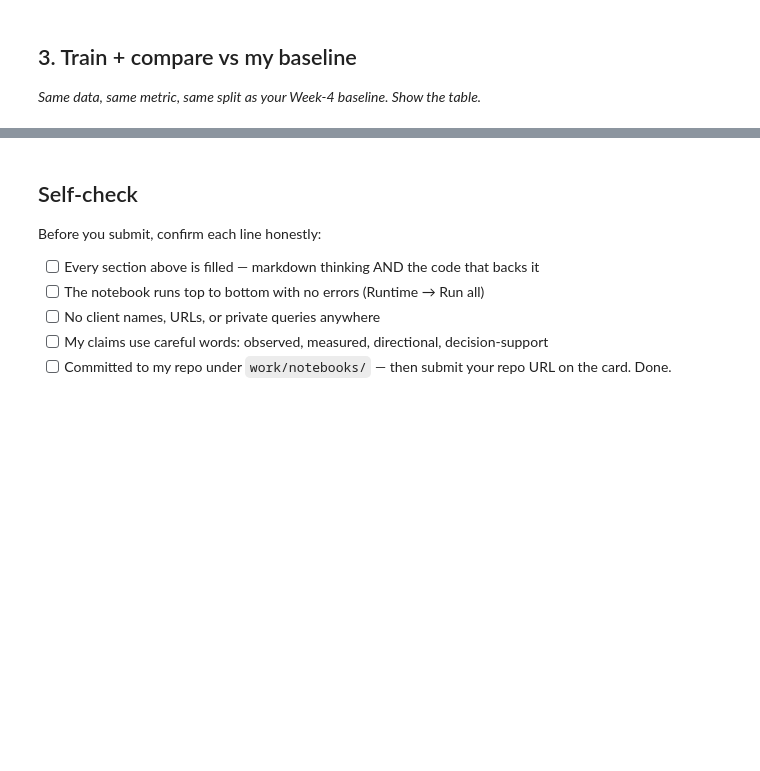
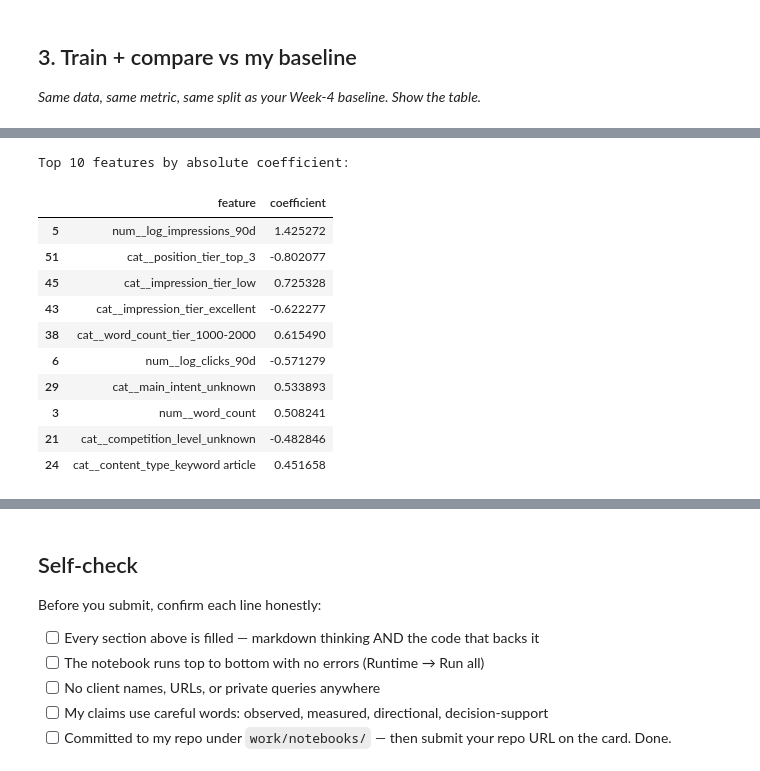
Before and after one commit to vinukondablessena/flyrank-ml-internship, a Jupyter notebook: work/notebooks/w05_model.ipynb, the cells around one changed output, grey strips where cells are left out. Saved outputs shown, nothing was run; the diff lists cells and outputs as text; code cells hidden in the pictures; blank space fills up the shorter version.

```diff
--- a/work/notebooks/w05_model.ipynb
+++ b/work/notebooks/w05_model.ipynb
@@ -22,0 +248,31 @@ This skeleton is yours to fill. Work the sections **in order** — each one has
+# %%
+from sklearn.model_selection import GroupShuffleSplit
+
+TARGET = "is_declining_label"
+
+X = df.drop(columns=[TARGET])
+y = df[TARGET]
+groups = df["client_id"]
+
+gss = GroupShuffleSplit(
+    n_splits=1,
+    test_size=0.20,
+    random_state=42
+)
+
+train_idx, test_idx = next(gss.split(X, y, groups=groups))
+
+train_df = df.iloc[train_idx].copy()
+test_df = df.iloc[test_idx].copy()
+
+print("Train rows:", len(train_df))
+print("Test rows:", len(test_df))
+
+print("\nTrain clients:", train_df["client_id"].nunique())
+print("Test clients:", test_df["client_id"].nunique())
+
+print("\nClients appearing in BOTH sets:")
+print(set(train_df["client_id"]) & set(test_df["client_id"]))
+
+print("\nTrain target rate:", train_df[TARGET].mean())
+print("Test target rate:", test_df[TARGET].mean())
@@ -36,0 +590,27 @@ This skeleton is yours to fill. Work the sections **in order** — each one has
+# %%
+
+
+feature_names = model.named_steps["preprocessor"].get_feature_names_out()
+coefficients = model.named_steps["classifier"].coef_[0]
+
+feature_importance = pd.DataFrame({
+    "feature": feature_names,
+    "coefficient": coefficients,
+    "abs_coefficient": np.abs(coefficients)
+}).sort_values("abs_coefficient", ascending=False)
+
+print("Top 10 features by absolute coefficient:")
+display(feature_importance.head(10)[["feature", "coefficient"]])
+# %% [output]
+Top 10 features by absolute coefficient:
+|  | feature | coefficient |
+| 5 | num__log_impressions_90d | 1.425272 |
+| 51 | cat__position_tier_top_3 | -0.802077 |
+| 45 | cat__impression_tier_low | 0.725328 |
+| 43 | cat__impression_tier_excellent | -0.622277 |
+| 38 | cat__word_count_tier_1000-2000 | 0.615490 |
+| 6 | num__log_clicks_90d | -0.571279 |
+| 29 | cat__main_intent_unknown | 0.533893 |
+| 3 | num__word_count | 0.508241 |
+| 21 | cat__competition_level_unknown | -0.482846 |
+| 24 | cat__content_type_keyword article | 0.451658 |
```
Also changed, not shown: parts of 39 cells of this notebook.
